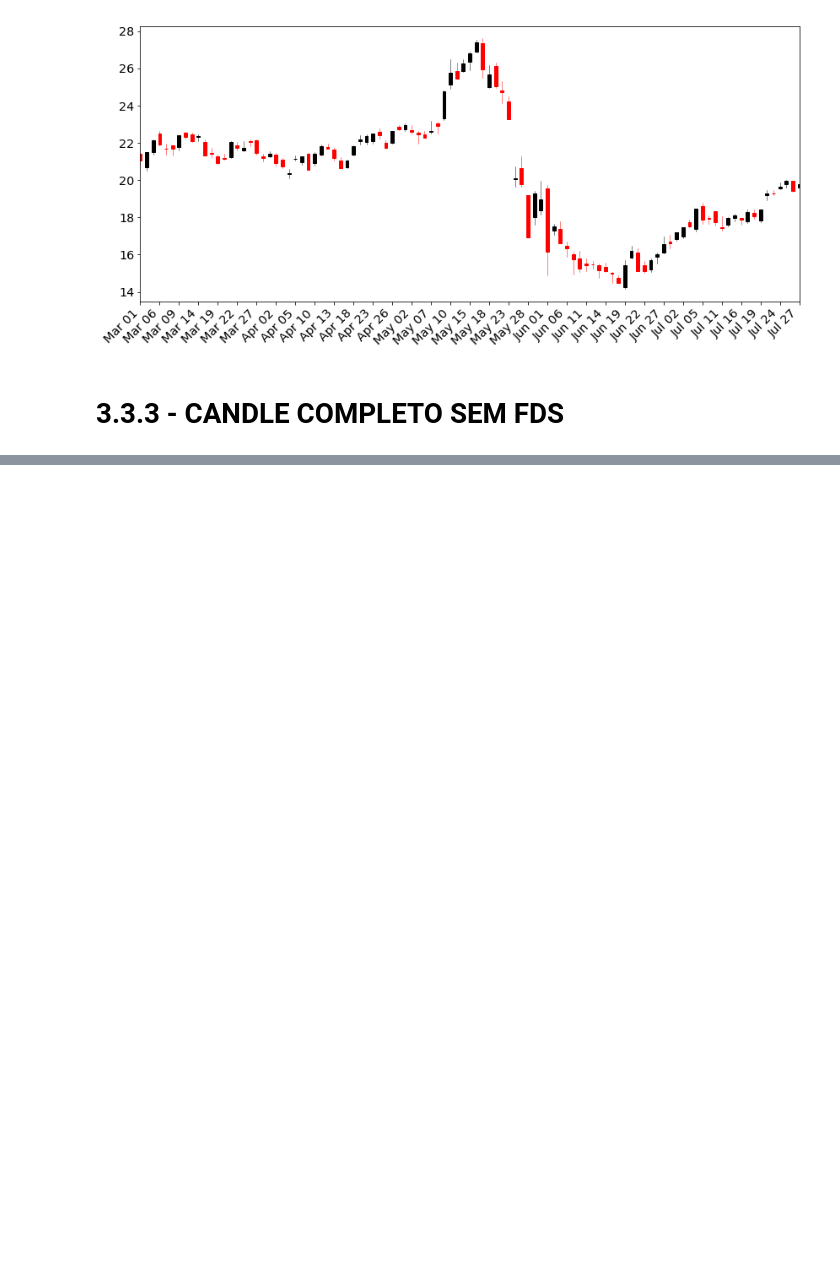
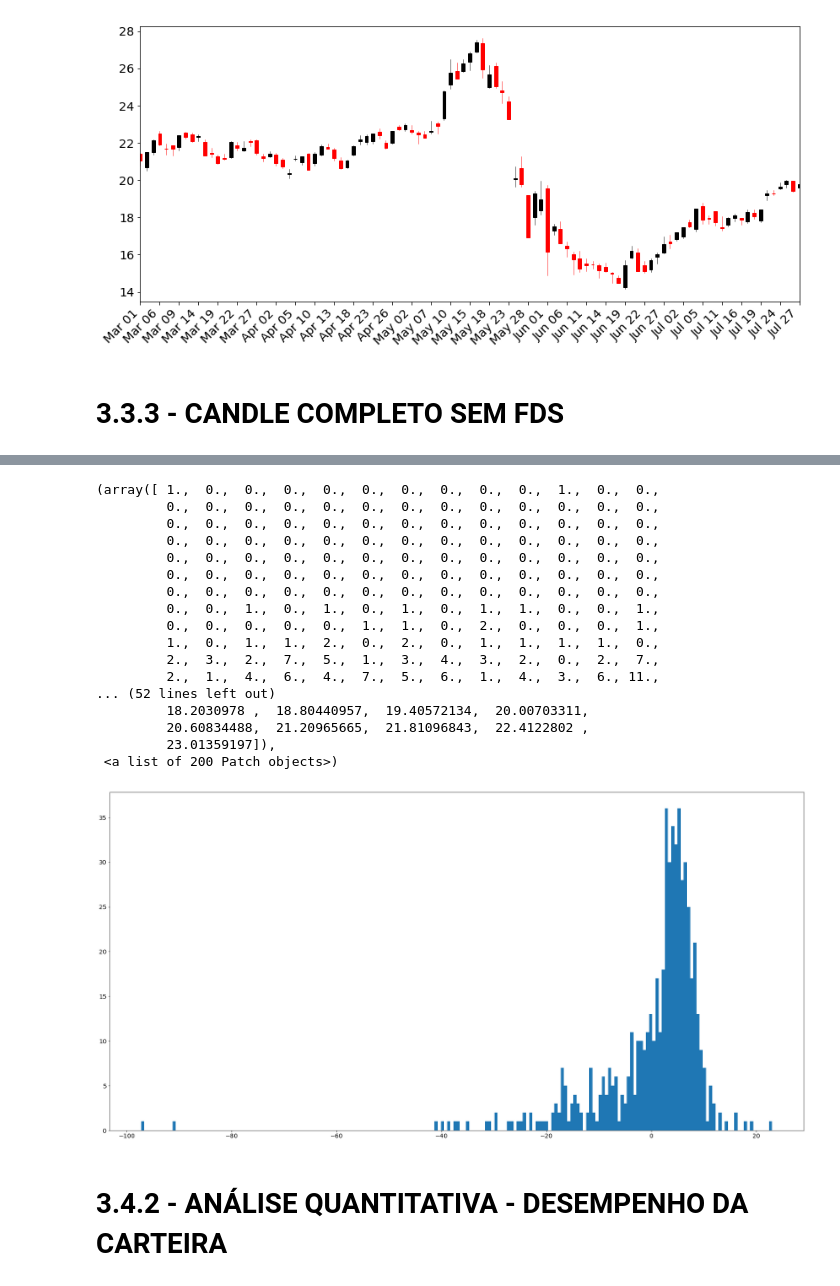
Before and after one commit to RodrigoCalderano/DOM-BOT, a Jupyter notebook: Jupyter/PandasHandler.ipynb, the cells around one changed output, grey strips where cells are left out. Drawn from its saved outputs; the diff is of its cells as text; code cells hidden in the pictures; blank space fills up the shorter version.

```diff
--- a/Jupyter/PandasHandler.ipynb
+++ b/Jupyter/PandasHandler.ipynb
@@ -498,3 +545,26 @@ orders_df.tail()
+# %%
+plt.hist(ordem_fechada,bins=200)
+# %% [output]
+(array([ 1.,  0.,  0.,  0.,  0.,  0.,  0.,  0.,  0.,  0.,  1.,  0.,  0.,
+         0.,  0.,  0.,  0.,  0.,  0.,  0.,  0.,  0.,  0.,  0.,  0.,  0.,
+         0.,  0.,  0.,  0.,  0.,  0.,  0.,  0.,  0.,  0.,  0.,  0.,  0.,
+         0.,  0.,  0.,  0.,  0.,  0.,  0.,  0.,  0.,  0.,  0.,  0.,  0.,
+         0.,  0.,  0.,  0.,  0.,  0.,  0.,  0.,  0.,  0.,  0.,  0.,  0.,
+         0.,  0.,  0.,  0.,  0.,  0.,  0.,  0.,  0.,  0.,  0.,  0.,  0.,
+         0.,  0.,  0.,  0.,  0.,  0.,  0.,  0.,  0.,  0.,  0.,  0.,  0.,
+         0.,  0.,  1.,  0.,  1.,  0.,  1.,  0.,  1.,  1.,  0.,  0.,  1.,
+         0.,  0.,  0.,  0.,  0.,  1.,  1.,  0.,  2.,  0.,  0.,  0.,  1.,
+         1.,  0.,  1.,  1.,  2.,  0.,  2.,  0.,  1.,  1.,  1.,  1.,  0.,
+         2.,  3.,  2.,  7.,  5.,  1.,  3.,  4.,  3.,  2.,  0.,  2.,  7.,
+         2.,  1.,  4.,  6.,  4.,  7.,  5.,  6.,  1.,  4.,  3.,  6., 11.,
+... (52 lines left out)
+         18.2030978 ,  18.80440957,  19.40572134,  20.00703311,
+         20.60834488,  21.20965665,  21.81096843,  22.4122802 ,
+         23.01359197]),
+ <a list of 200 Patch objects>)
+[figure, added]
+# %% [markdown]
+# 3.4.2 - ANÁLISE QUANTITATIVA - DESEMPENHO DA CARTEIRA
 # %%
 # Carteira inicial R$ 1.000.000
 melhor_carteira = 0
```
Also changed, not shown: parts of 20 cells of this notebook, 3 other files.
